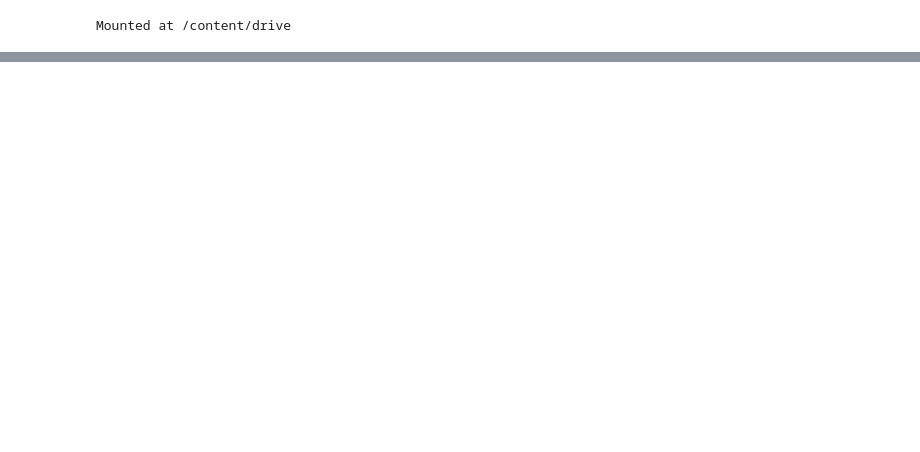
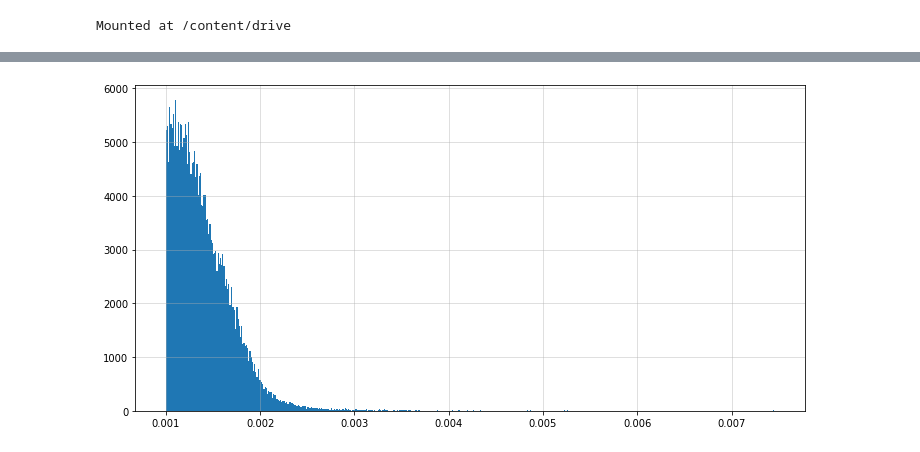
Before and after one commit to sazio/Battleship, a Jupyter notebook: Trajectories&Levy.ipynb, the cells around one changed output, grey strips where cells are left out. Cells and saved outputs as stored; diff of their text form; code cells hidden in the pictures; blank space fills up the shorter version.

```diff
--- a/Trajectories&Levy.ipynb
+++ b/Trajectories&Levy.ipynb
@@ -81 +81,8 @@ plt.grid(alpha = 0.5)
+# %%
+early_steps = early_steps[early_steps > 0.001]
+plt.figure(figsize = (12,6))
+counts, bins, bars = plt.hist(early_steps, bins = int(np.sqrt(early_steps.shape[0])))
+plt.grid(alpha = 0.5)
+# %% [output]
+[figure, added]
 # %%
```
Also changed, not shown: parts of 8 cells of this notebook.
